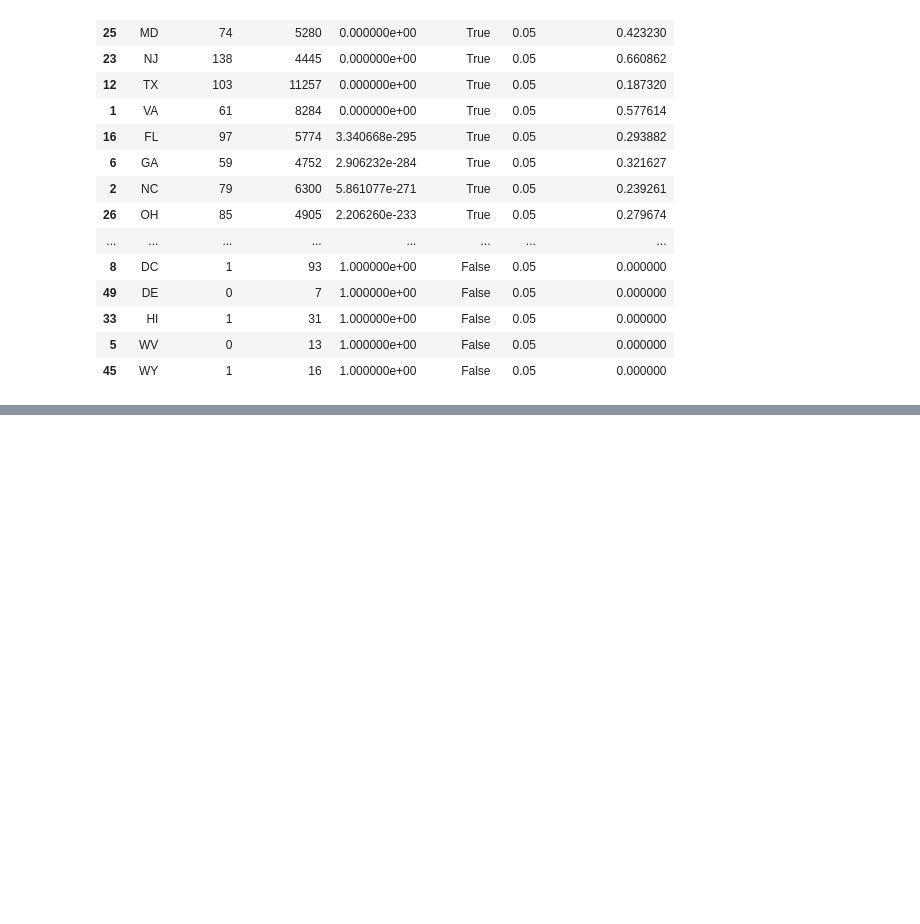
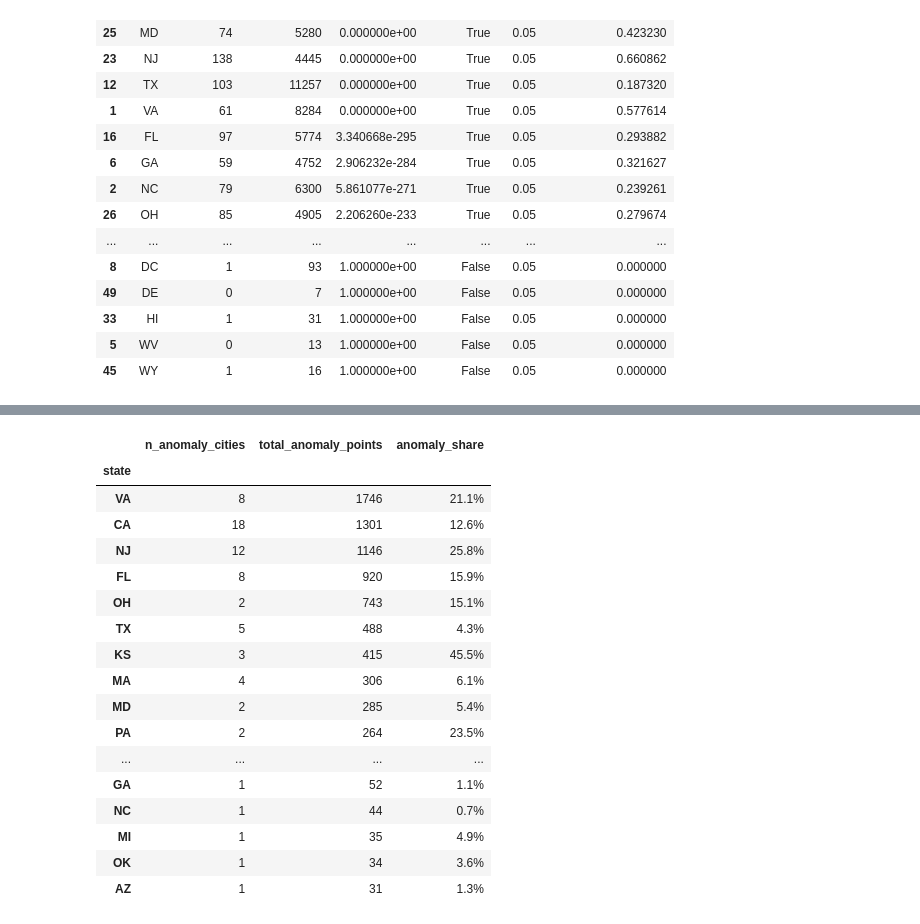
Before and after one commit to gshjis/Apartment-Rent-Data, a Jupyter notebook: notebooks/categorical.ipynb, the cells around one changed output, grey strips where cells are left out. Cells and saved outputs as stored; diff of their text form; code cells hidden in the pictures; blank space fills up the shorter version.

```diff
--- a/notebooks/categorical.ipynb
+++ b/notebooks/categorical.ipynb
@@ -155,0 +232,34 @@ res['candidates_summary'].sort_values('city_points', ascending=False).head(20)
+# %%
+# Агрегируем информацию по штатам
+state_summary = candidates_table.groupby('state').agg({
+    'city_state': 'count',
+    'city_points': 'sum'
+}).rename(columns={'city_state': 'n_anomaly_cities', 'city_points': 'total_anomaly_points'})
+
+# Добавляем долю аномальных объектов
+state_summary['anomaly_share'] = state_summary.index.map(
+    lambda x: f"{res['candidate_share_by_state'].get(x, 0):.1%}"
+)
+
+state_summary = state_summary.sort_values('total_anomaly_points', ascending=False)
+
+display(state_summary)
+# %% [output]
+|  | n_anomaly_cities | total_anomaly_points | anomaly_share |
+| state |  |  |  |
+| VA | 8 | 1746 | 21.1% |
+| CA | 18 | 1301 | 12.6% |
+| NJ | 12 | 1146 | 25.8% |
+| FL | 8 | 920 | 15.9% |
+| OH | 2 | 743 | 15.1% |
+| TX | 5 | 488 | 4.3% |
+| KS | 3 | 415 | 45.5% |
+| MA | 4 | 306 | 6.1% |
+| MD | 2 | 285 | 5.4% |
+| PA | 2 | 264 | 23.5% |
+| ... | ... | ... | ... |
+| GA | 1 | 52 | 1.1% |
+| NC | 1 | 44 | 0.7% |
+| MI | 1 | 35 | 4.9% |
+| OK | 1 | 34 | 3.6% |
+| AZ | 1 | 31 | 1.3% |
```
Also changed, not shown: parts of 21 cells of this notebook, 3 other files.
